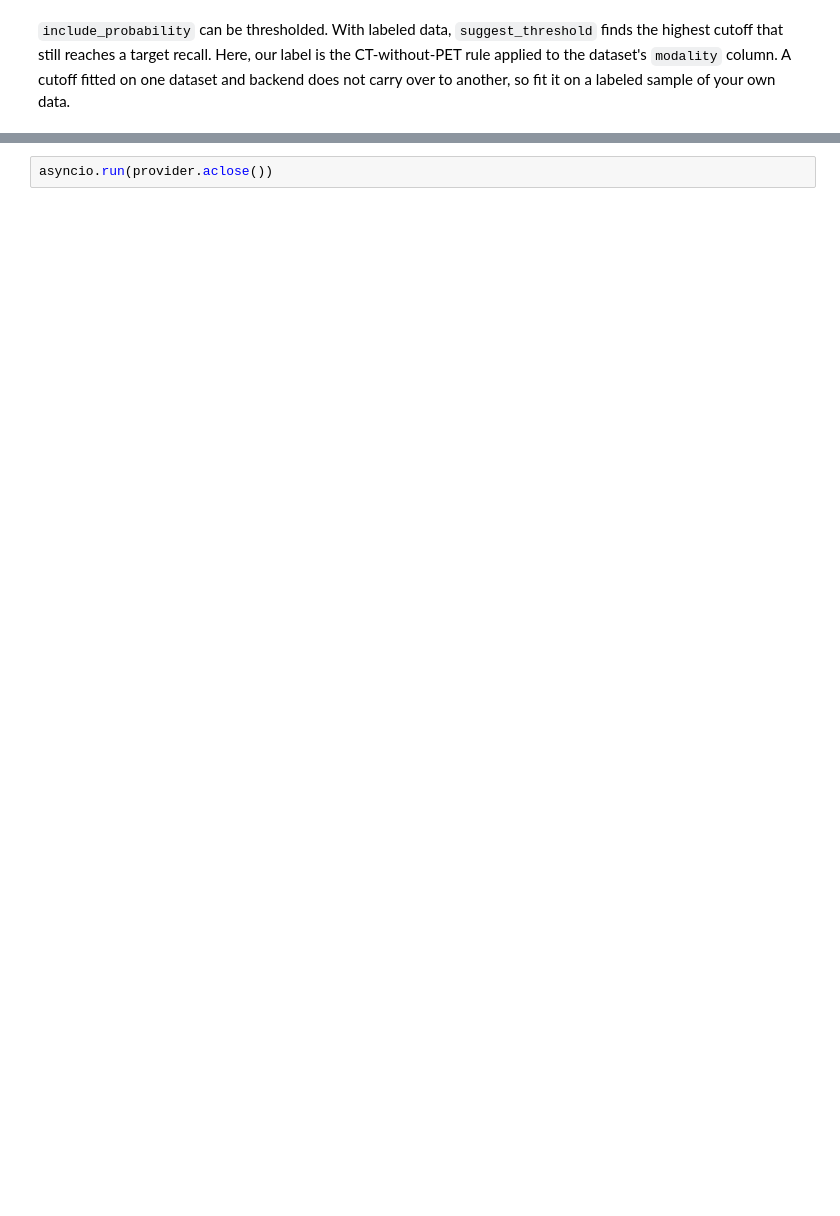
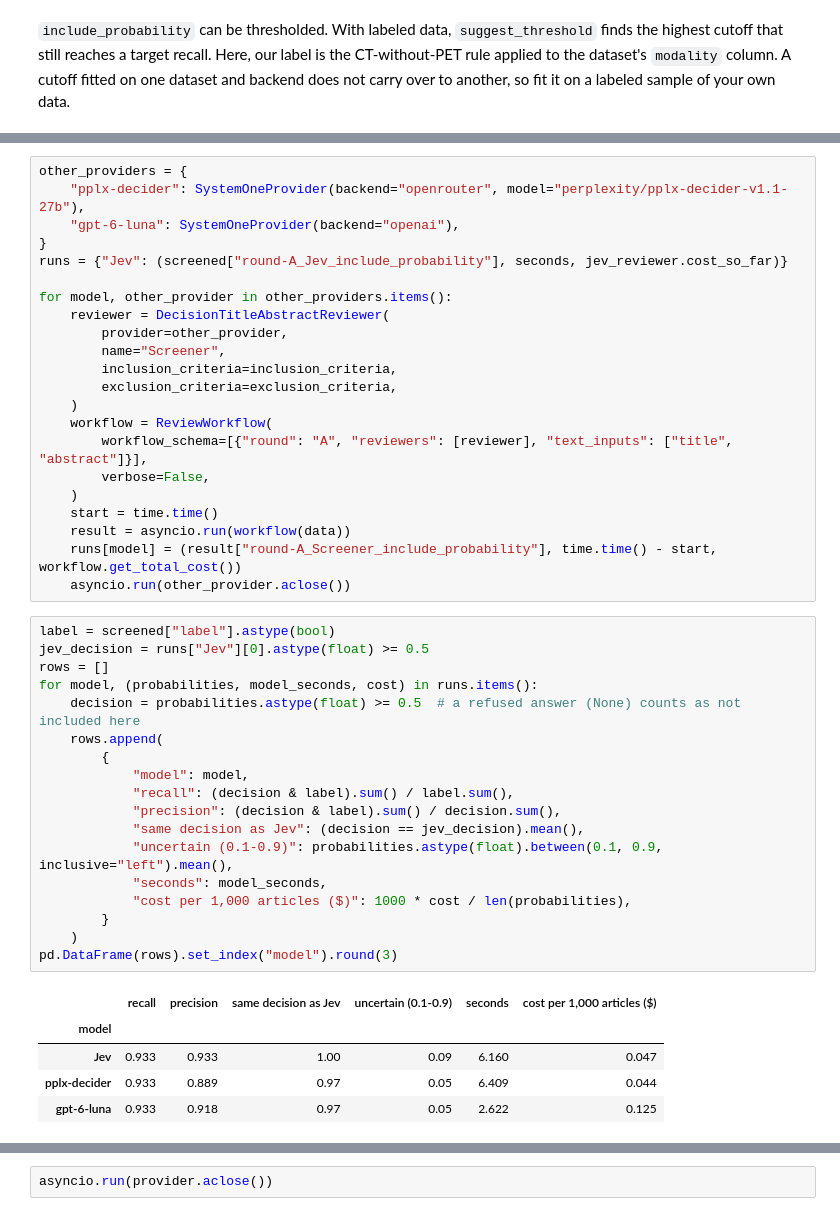
Before and after one commit to PouriaRouzrokh/LatteReview, a Jupyter notebook: tutorials/decision_review_jev/decision_review_jev.ipynb, the cells around one changed output, grey strips where cells are left out. Saved outputs shown, nothing was run; the diff lists cells and outputs as text; blank space fills up the shorter version.

```diff
--- a/tutorials/decision_review_jev/decision_review_jev.ipynb
+++ b/tutorials/decision_review_jev/decision_review_jev.ipynb
@@ -350,0 +368,46 @@ suggest_threshold(screened, "round-A_Jev_include_probability", "label", target_r
+# %%
+other_providers = {
+    "pplx-decider": SystemOneProvider(backend="openrouter", model="perplexity/pplx-decider-v1.1-27b"),
+    "gpt-6-luna": SystemOneProvider(backend="openai"),
+}
+runs = {"Jev": (screened["round-A_Jev_include_probability"], seconds, jev_reviewer.cost_so_far)}
+
+for model, other_provider in other_providers.items():
+    reviewer = DecisionTitleAbstractReviewer(
+        provider=other_provider,
+        name="Screener",
+        inclusion_criteria=inclusion_criteria,
+        exclusion_criteria=exclusion_criteria,
+    )
+    workflow = ReviewWorkflow(
+        workflow_schema=[{"round": "A", "reviewers": [reviewer], "text_inputs": ["title", "abstract"]}],
+        verbose=False,
+    )
+    start = time.time()
+    result = asyncio.run(workflow(data))
+    runs[model] = (result["round-A_Screener_include_probability"], time.time() - start, workflow.get_total_cost())
+    asyncio.run(other_provider.aclose())
+# %%
+label = screened["label"].astype(bool)
+jev_decision = runs["Jev"][0].astype(float) >= 0.5
+rows = []
+for model, (probabilities, model_seconds, cost) in runs.items():
+    decision = probabilities.astype(float) >= 0.5  # a refused answer (None) counts as not included here
+    rows.append(
+        {
+            "model": model,
+            "recall": (decision & label).sum() / label.sum(),
+            "precision": (decision & label).sum() / decision.sum(),
+            "same decision as Jev": (decision == jev_decision).mean(),
+            "uncertain (0.1-0.9)": probabilities.astype(float).between(0.1, 0.9, inclusive="left").mean(),
+            "seconds": model_seconds,
+            "cost per 1,000 articles ($)": 1000 * cost / len(probabilities),
+        }
+    )
+pd.DataFrame(rows).set_index("model").round(3)
+# %% [output]
+|  | recall | precision | same decision as Jev | uncertain (0.1-0.9) | seconds | cost per 1,000 articles ($) |
+| model |  |  |  |  |  |  |
+| Jev | 0.933 | 0.933 | 1.00 | 0.09 | 6.160 | 0.047 |
+| pplx-decider | 0.933 | 0.889 | 0.97 | 0.05 | 6.409 | 0.044 |
+| gpt-6-luna | 0.933 | 0.918 | 0.97 | 0.05 | 2.622 | 0.125 |
```
Also changed, not shown: parts of 16 cells of this notebook, 43 other files.
